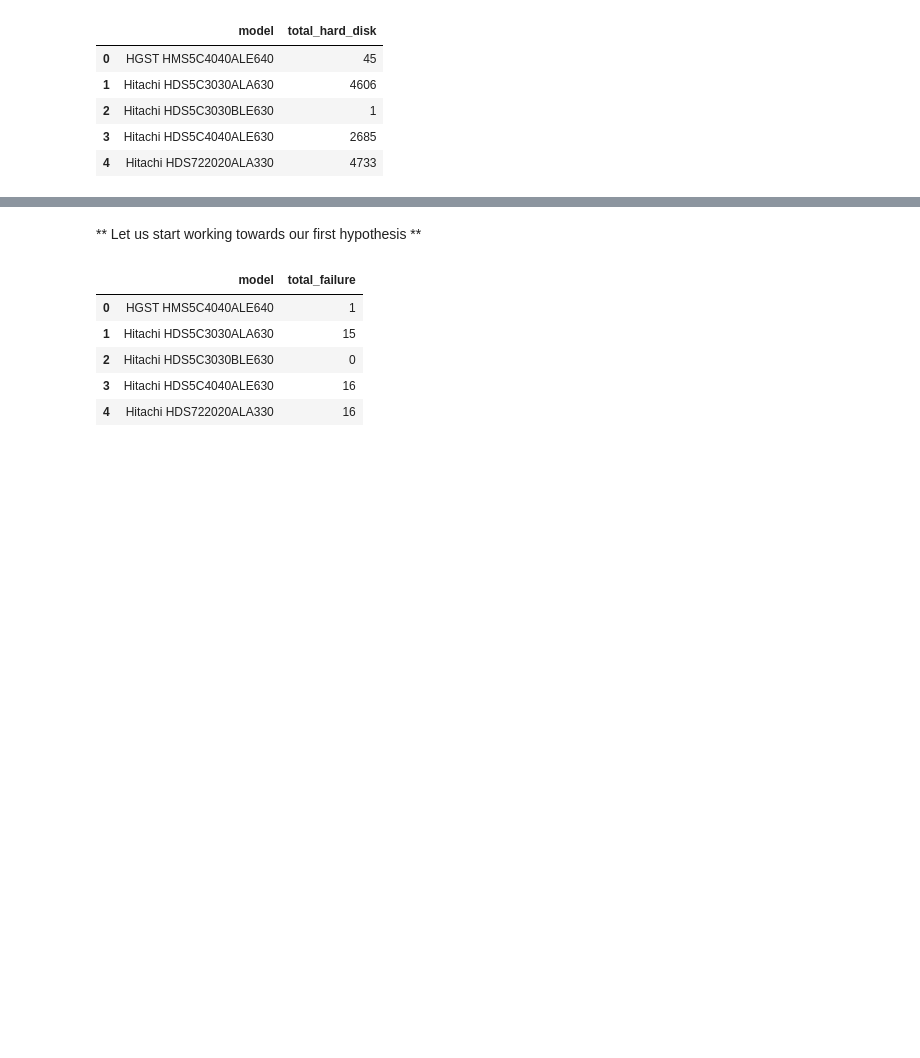
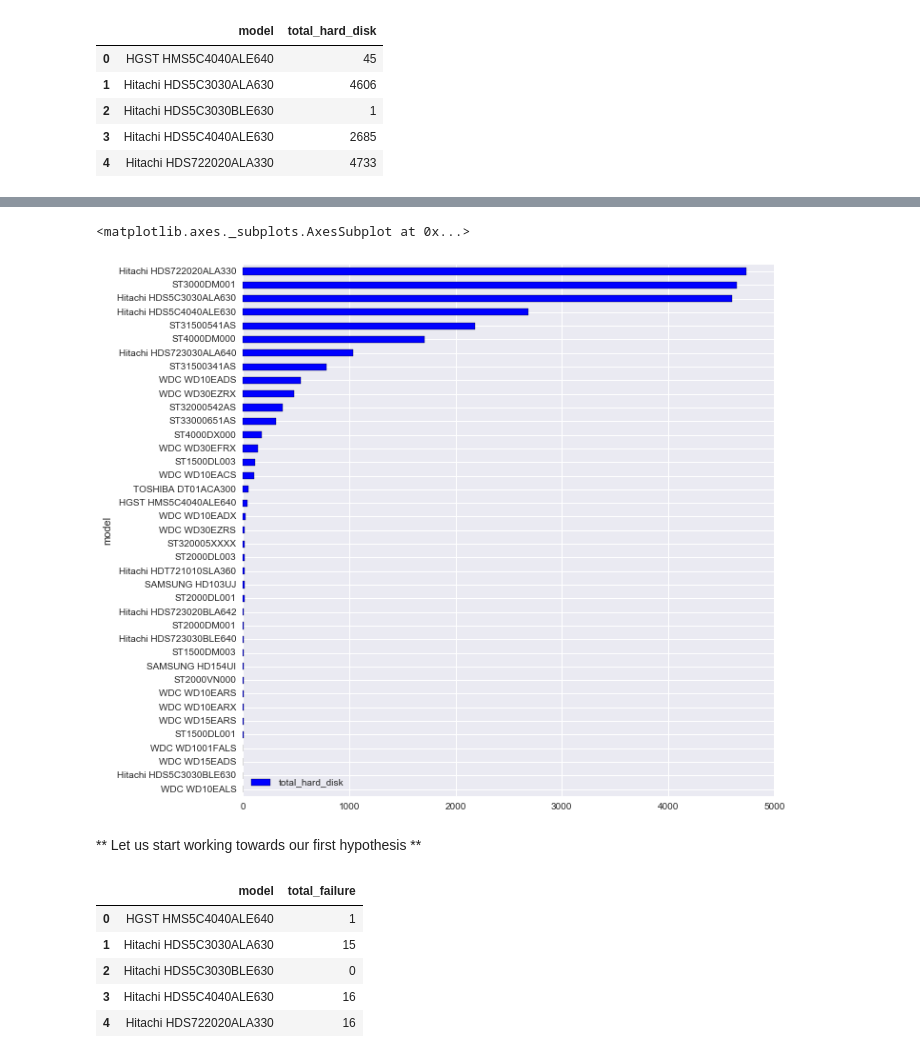
Before and after one commit to ababook/intro-python-data-science, a Jupyter notebook: hard-disk/Explore.ipynb, the cells around one changed output, grey strips where cells are left out. Cells and saved outputs as stored; diff of their text form; code cells hidden in the pictures; blank space fills up the shorter version.

```diff
--- a/hard-disk/Explore.ipynb
+++ b/hard-disk/Explore.ipynb
@@ -83,5 +85,12 @@ total_hard_disk_per_model_df.plot(kind="barh",x="model",y="total_hard_disk",figs
 # %%
 # Sort and plot
+# %%
+total_hard_disk_per_model_df.sort_values(by='total_hard_disk',inplace=True)
+# %%
+total_hard_disk_per_model_df.plot(kind="barh",x="model",y="total_hard_disk",figsize=(10,10))
+# %% [output]
+<matplotlib.axes._subplots.AxesSubplot at 0x...>
+[figure, added]
 # %%
 #Exercise 3: Find the count of different capacity bytes for a model and plot with and without sorting
 # %% [markdown]
```
Also changed, not shown: parts of 14 cells of this notebook.
